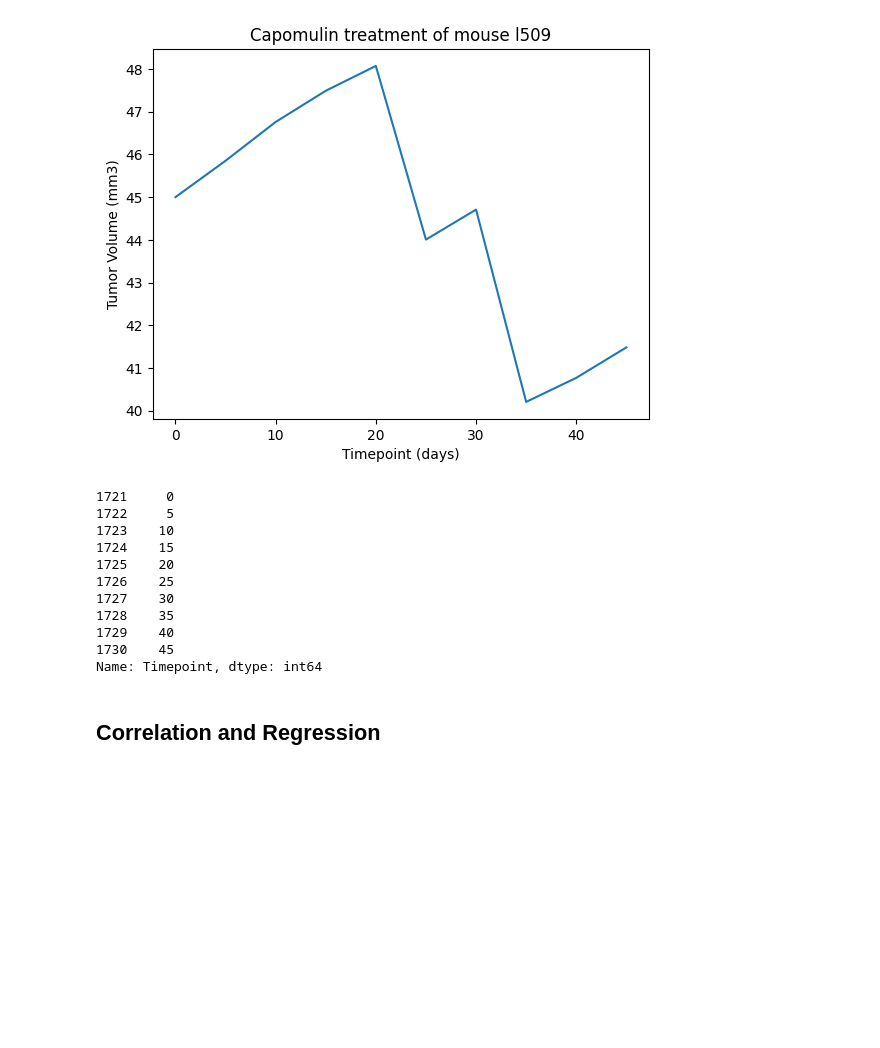
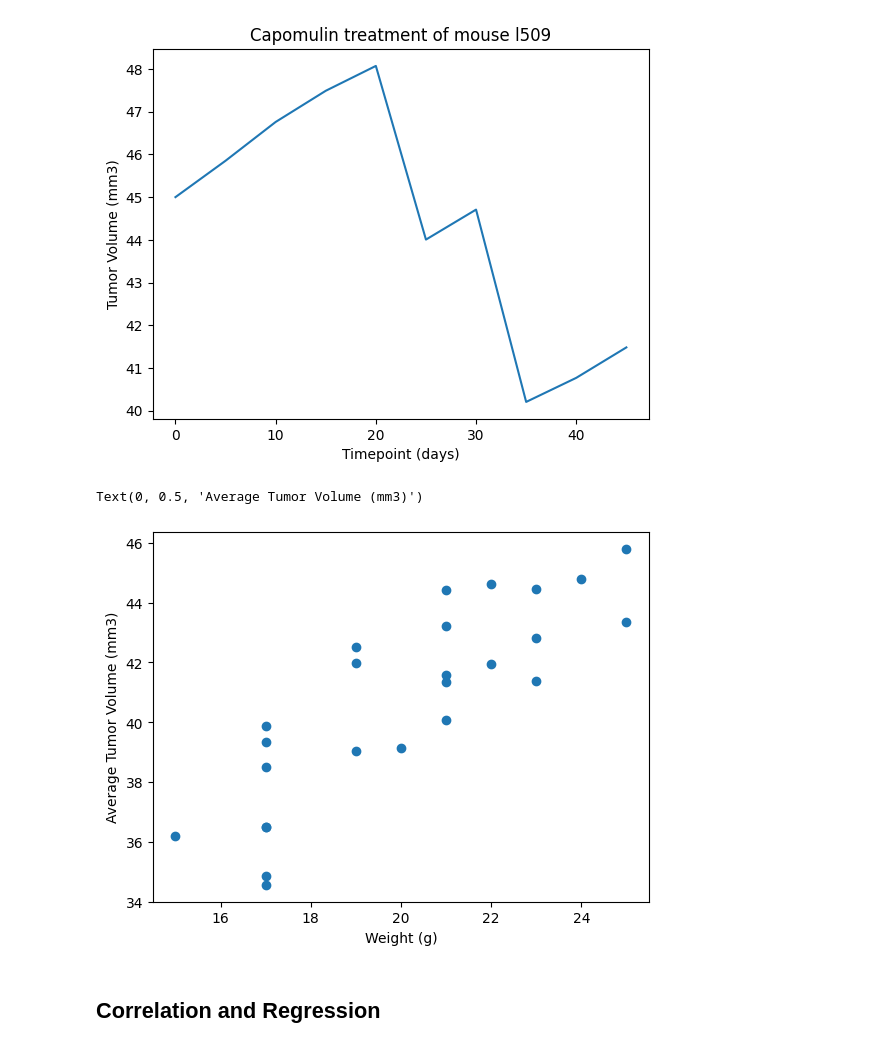
Before and after one commit to Mariomtz0713/matplotlib_challenge, a Jupyter notebook: Pymaceuticals/pymaceuticals_starter - Copy.ipynb, the cells around one changed output. Drawn from its saved outputs; the diff is of its cells as text; code cells hidden in the pictures; blank space fills up the shorter version.

```diff
--- a/Pymaceuticals/pymaceuticals_starter - Copy.ipynb
+++ b/Pymaceuticals/pymaceuticals_starter - Copy.ipynb
@@ -239,20 +235,15 @@ mouse_l509_data.plot(x='Timepoint', y='Tumor Volume (mm3)', kind='line', title='
 [figure]
 # %%
 # Generate a scatter plot of mouse weight vs. the average observed tumor volume for the entire Capomulin regimen
-mouse_l509_timepoint_data = complete_data_clean.loc[complete_data_clean['Mouse ID'] == 'l509']['Timepoint']
-mouse_l509_timepoint_data
+complete_capomulin_df = complete_data_clean.loc[complete_data_clean['Drug Regimen'] == 'Capomulin']
+y_axis = complete_capomulin_df.groupby(['Mouse ID'])['Tumor Volume (mm3)'].mean()
+x_axis= complete_capomulin_df.groupby(['Mouse ID'])['Weight (g)'].mean()
+plt.scatter(x_axis, y_axis)
+plt.xlabel('Weight (g)')
+plt.ylabel('Average Tumor Volume (mm3)')
 # %% [output]
-1721     0
-1722     5
-1723    10
-1724    15
-1725    20
-1726    25
-1727    30
-1728    35
-1729    40
-1730    45
-Name: Timepoint, dtype: int64
+Text(0, 0.5, 'Average Tumor Volume (mm3)')
+[figure, added]
 # %% [markdown]
 ## Correlation and Regression
 # %%
```
Also changed, not shown: parts of 10 cells of this notebook, 1 other file.
